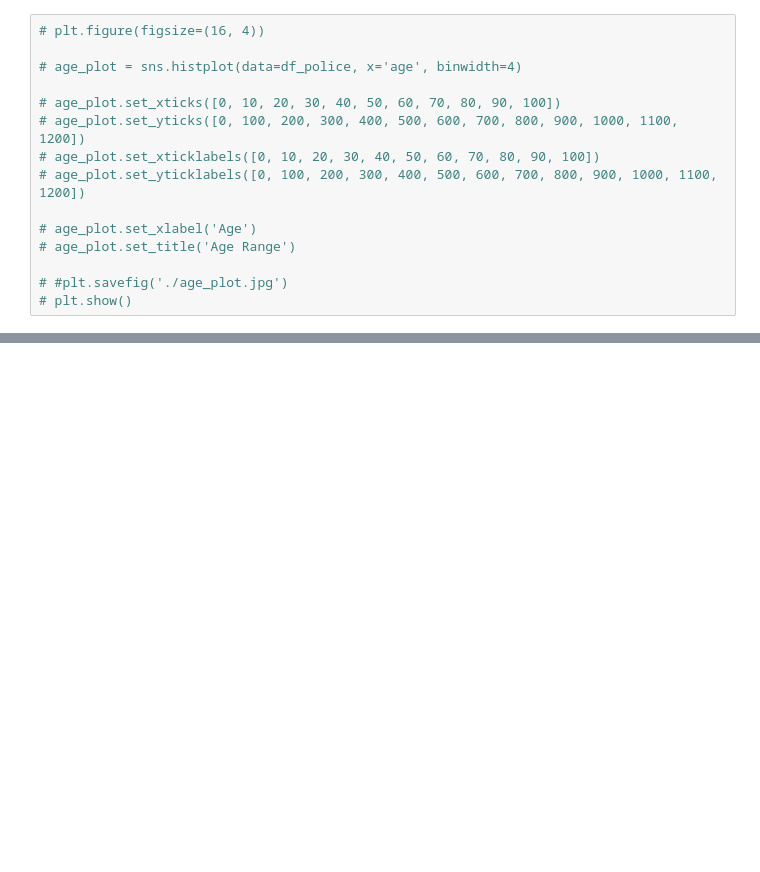
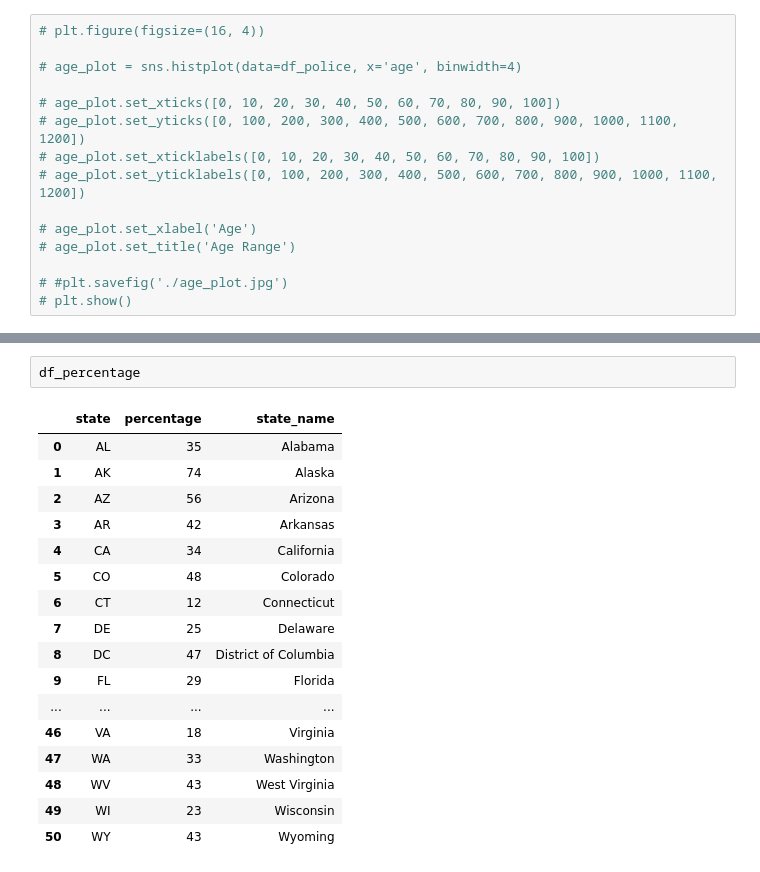
Before and after one commit to gabzn/Police-Firearm-Discharge, a Jupyter notebook: Project.ipynb, the cells around one changed output, grey strips where cells are left out. Drawn from its saved outputs; the diff is of its cells as text; blank space fills up the shorter version.

```diff
--- a/Project.ipynb
+++ b/Project.ipynb
@@ -132,0 +97,20 @@ df_zip
+# %%
+df_percentage
+# %% [output]
+|  | state | percentage | state_name |
+| 0 | AL | 35 | Alabama |
+| 1 | AK | 74 | Alaska |
+| 2 | AZ | 56 | Arizona |
+| 3 | AR | 42 | Arkansas |
+| 4 | CA | 34 | California |
+| 5 | CO | 48 | Colorado |
+| 6 | CT | 12 | Connecticut |
+| 7 | DE | 25 | Delaware |
+| 8 | DC | 47 | District of Columbia |
+| 9 | FL | 29 | Florida |
+| ... | ... | ... | ... |
+| 46 | VA | 18 | Virginia |
+| 47 | WA | 33 | Washington |
+| 48 | WV | 43 | West Virginia |
+| 49 | WI | 23 | Wisconsin |
+| 50 | WY | 43 | Wyoming |
```
Also changed, not shown: parts of 10 cells of this notebook, 2 other files.
